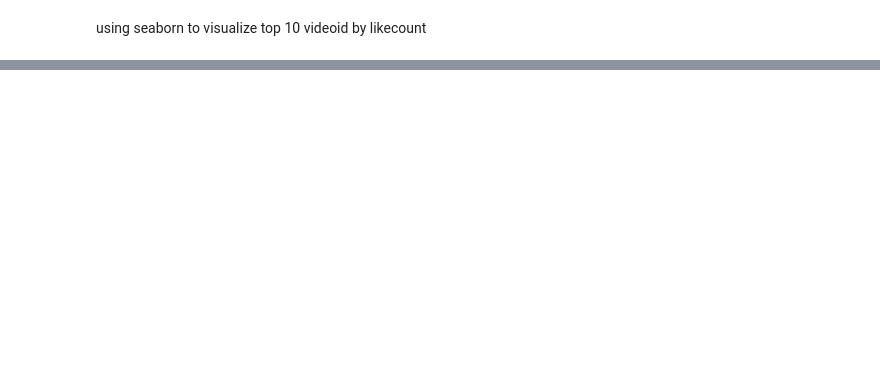
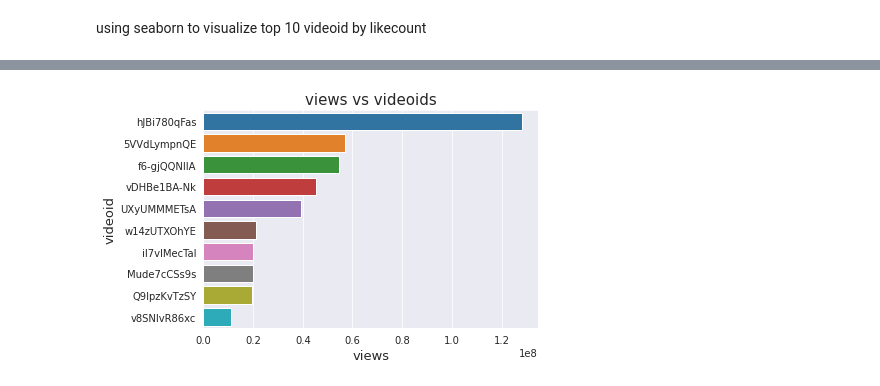
Before and after one commit to Tolubaba/porfolio-projects, a Jupyter notebook: Copy_of_mavins_youtube_api_stats.ipynb, the cells around one changed output, grey strips where cells are left out. Drawn from its saved outputs; the diff is of its cells as text; code cells hidden in the pictures; blank space fills up the shorter version.

```diff
--- a/Copy_of_mavins_youtube_api_stats.ipynb
+++ b/Copy_of_mavins_youtube_api_stats.ipynb
@@ -656,0 +502,3 @@ Text(0.5, 0, 'Releaseyear')
+# %%
+top10_view=df.nlargest(10,'viewCount')[['video_id','viewCount']].set_index('video_id')
+top10_view
@@ -656,0 +518,11 @@ Text(0.5, 0, 'Releaseyear')
+# %%
+#plotting a bar chart to show months and the number of movies
+#top10_view.plot(x='viewCount',kind='bar',fontsize = 11,figsize=(8,6))
+sns.barplot(x='viewCount',y=top10_view.index,data=top10_view)
+#setting the labels and titles of the plot.
+plt.title('views vs videoids',fontsize = 15)
+plt.xlabel('views',fontsize = 13)
+plt.ylabel('videoid',fontsize = 13)
+sns.set_style("darkgrid")
+# %% [output]
+[figure, added]
```
Also changed, not shown: parts of 89 cells of this notebook.
